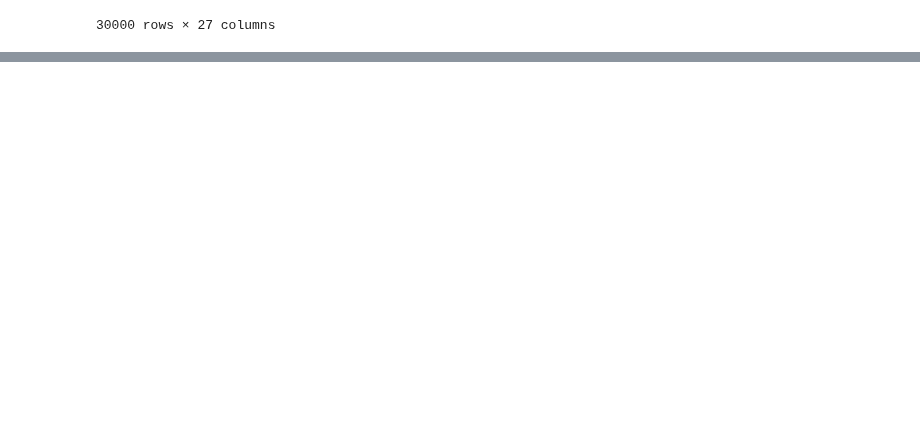
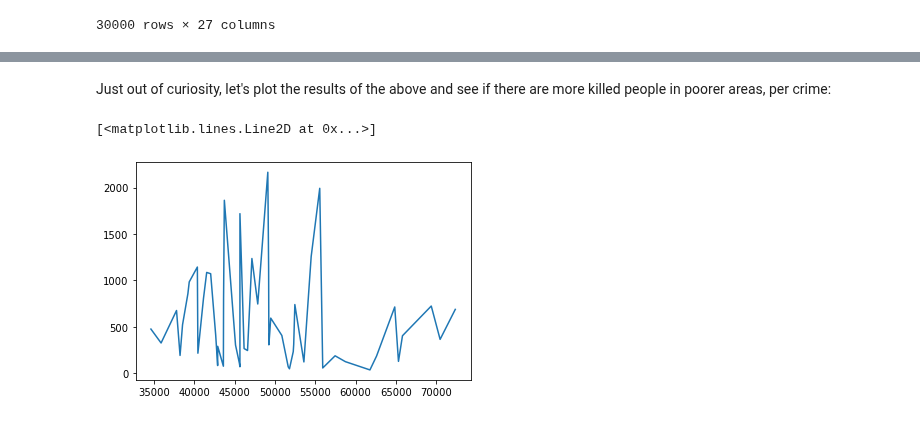
Before and after one commit to razbareli/Applied-Competitive-Lab-in-Data-Science-67818, a Jupyter notebook: week2/sol2.ipynb, the cells around one changed output, grey strips where cells are left out. Drawn from its saved outputs; the diff is of its cells as text; code cells hidden in the pictures; blank space fills up the shorter version.

```diff
--- a/week2/sol2.ipynb
+++ b/week2/sol2.ipynb
@@ -331,8 +332,8 @@ us_state_to_abbrev = {
 def map_state_to_income(x):
     return state_to_income[us_state_to_abbrev[x]]
 # %%
-df['yearly_income'] = df['state']
-df['yearly_income'] = df['yearly_income'].apply(map_state_to_income)
+df['state_median_yearly_income'] = df['state']
+df['state_median_yearly_income'] = df['state_median_yearly_income'].apply(map_state_to_income)
 df
 # %% [output]
 |  | Unnamed: 0 | incident_id | date | state | city_or_county | address | n_killed | n_injured | ... |
@@ -350,0 +356,5 @@ df
+# %%
+def extract_month(x):
+    return int(x[5:-3])
+df['month'] = df['date'].apply(extract_month)
+df['month']
@@ -350,0 +374,4 @@ df
+# %%
+counter = df.groupby(["state","month"]).count().reset_index()[["state","month","n_injured"]].rename(columns={"n_injured":"n_injured_in_month"})
+df = df.merge(counter,on = ["state","month"])
+df.groupby(["state","month"]).agg({"n_injured_in_month":["mean"]})
@@ -350,0 +396,5 @@ df
+# %%
+counter = df.groupby(["state_median_yearly_income"]).count().reset_index()[["state_median_yearly_income","n_killed"]].rename(
+    columns={"n_killed": "n_killed_per_income"})
+df = df.merge(counter,on = ["state_median_yearly_income"])
+df.groupby(["state_median_yearly_income"]).agg({"n_killed_per_income": ["mean"]})
@@ -350,0 +421,9 @@ df
+# %% [markdown]
+Just out of curiosity, let's plot the results of the above and see if there are more killed people in poorer areas, per crime:
+# %%
+p = df.groupby(["state_median_yearly_income"]).agg({"n_killed_per_income": ["mean"]})
+p = p.reset_index()
+plt.plot(p['state_median_yearly_income'], p['n_killed_per_income'])
+# %% [output]
+[<matplotlib.lines.Line2D at 0x...>]
+[figure, added]
```
Also changed, not shown: parts of 8 cells of this notebook, 1 other file.
